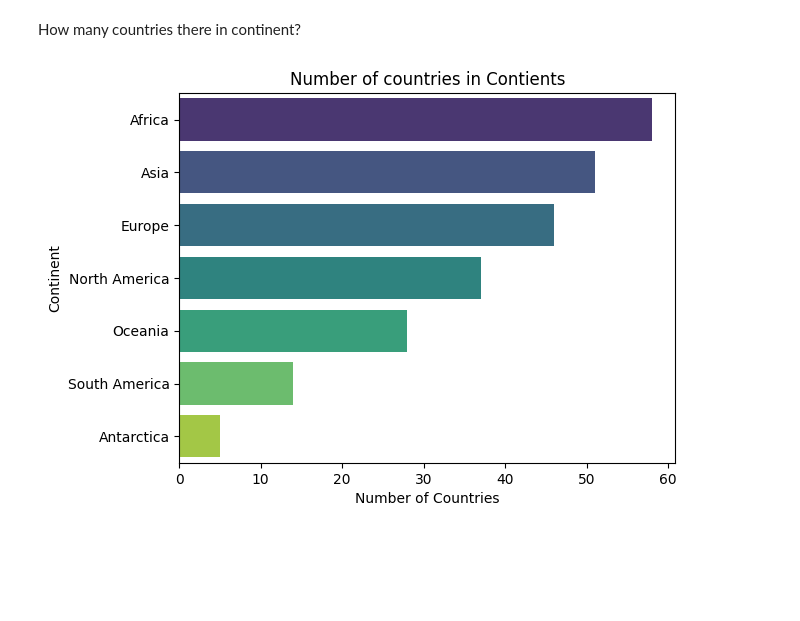
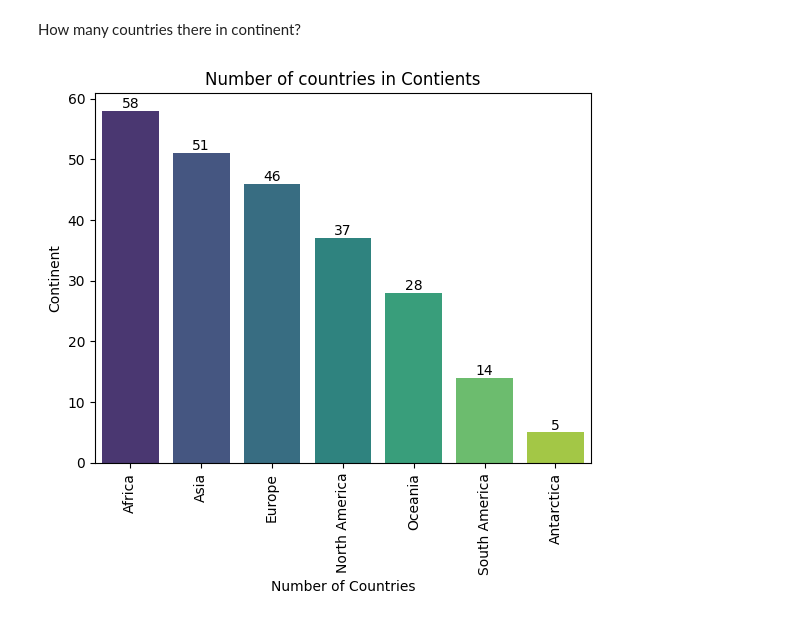
Before and after one commit to khalidkhankakar/SQL-for-datascience, a Jupyter notebook: projects/world_countries/main.ipynb, the cells around one changed output. Saved outputs shown, nothing was run; the diff lists cells and outputs as text; code cells hidden in the pictures; blank space fills up the shorter version.

```diff
--- a/projects/world_countries/main.ipynb
+++ b/projects/world_countries/main.ipynb
@@ -62,17 +62,21 @@ How many countries there in continent?
 # %%
 query = """SELECT Continent, COUNT(*) AS NumberOfCountries FROM country GROUP BY Continent ORDER BY NumberOfCountries DESC"""
 
 df = pd.read_sql(query, conn)
 
-sns.barplot(
-    x="NumberOfCountries",
-    y="Continent",
+ax=sns.barplot(
+    y="NumberOfCountries",
+    x="Continent",
     data=df,
-    palette="viridis"
+    palette="viridis",
+    estimator=sum, ci=None
 )
+for container in ax.containers:
+    ax.bar_label(container)
 plt.title("Number of countries in Contients")
 plt.xlabel("Number of Countries")
 plt.ylabel("Continent")
+plt.xticks(rotation=90)
 plt.show()
 # %% [output]
-[figure, old version]
+[figure, new version]
```
Also changed, not shown: parts of 17 cells of this notebook, 1 other file.
